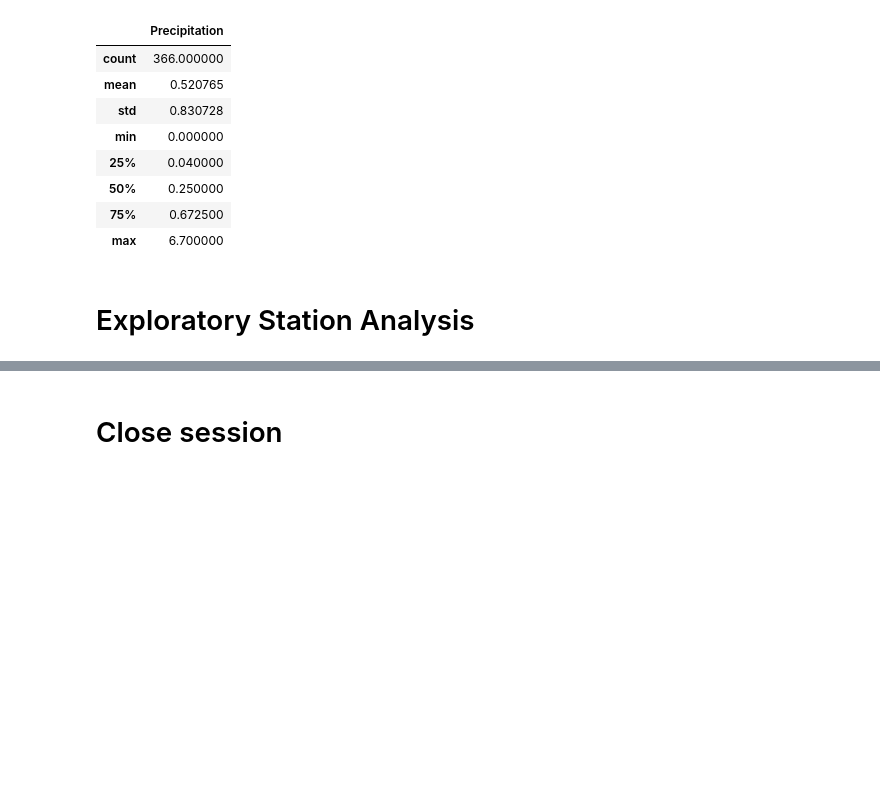
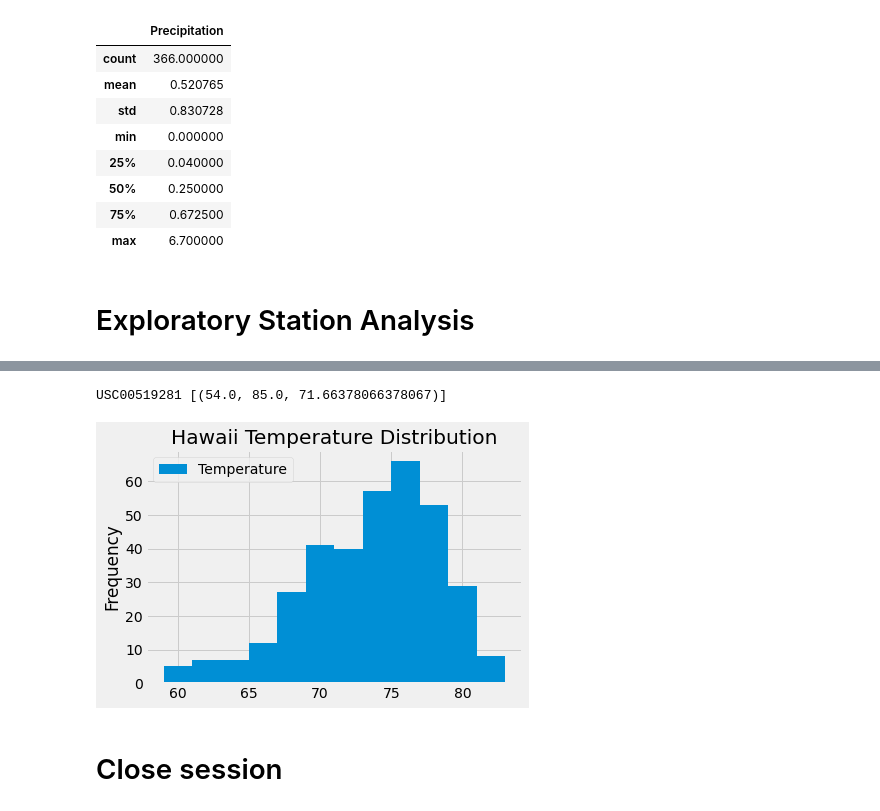
Before and after one commit to JEBarrettOne/sqlalchemy-challenge, a Jupyter notebook: Instructions/climate_starter.ipynb, the cells around one changed output, grey strips where cells are left out. Cells and saved outputs as stored; diff of their text form; code cells hidden in the pictures; blank space fills up the shorter version.

```diff
--- a/Instructions/climate_starter.ipynb
+++ b/Instructions/climate_starter.ipynb
@@ -121,3 +127,6 @@ df.describe()
 # %%
 # Design a query to find the most active stations (i.e. what stations have the most rows?)
 # List the stations and the counts in descending order.
+actives = session.query(Measurement.station, func.count(Measurement.id)).group_by(Measurement.station)
+activeorder = actives.order_by(func.count(Measurement.id).desc()).all()
+activeorder
@@ -124,8 +143,19 @@ df.describe()
 # %%
 # Using the most active station id from the previous query, calculate the lowest, highest, and average temperature.
+leader = activeorder[0][0]
+summaryinfo = session.query(Measurement.date, Measurement.tobs).filter(Measurement.station == leader).with_entities(func.min(Measurement.tobs), func.max(Measurement.tobs), func.avg(Measurement.tobs)).all()
+print(leader, summaryinfo)
+# %% [output]
+USC00519281 [(54.0, 85.0, 71.66378066378067)]
 # %%
 # Using the most active station id
 # Query the last 12 months of temperature observation data for this station and plot the results as a histogram
+lastleader = session.query(Measurement.date, Measurement.tobs).filter(Measurement.station == leader).filter(Measurement.date >= annumpost).all()
+station_df = pd.DataFrame(lastleader, columns=['Date', 'Temperature']).set_index('Date')
+station_df.plot.hist(title='Hawaii Temperature Distribution', bins=12)
+plt.show()
+# %% [output]
+[figure, added]
 # %% [markdown]
 # Close session
 # %%
```
Also changed, not shown: parts of 4 cells of this notebook, 2 other files.
